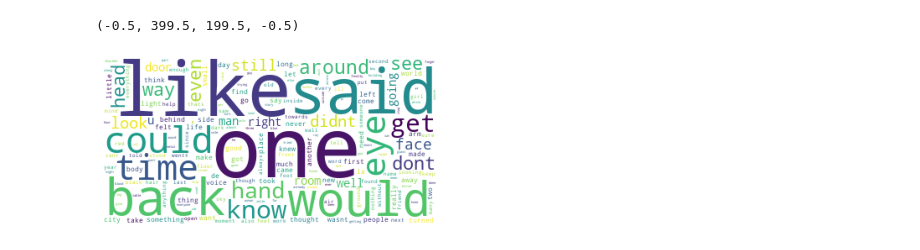
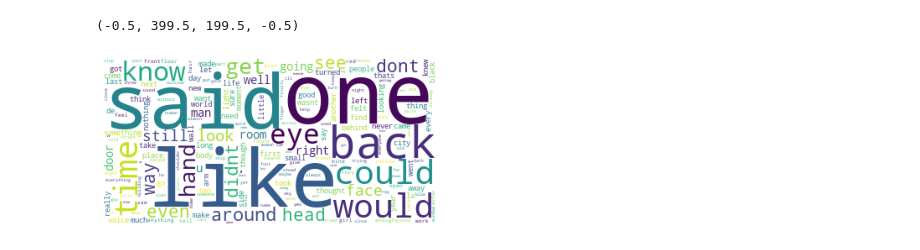
Before and after one commit to theovanrooij/projet_Cyperbunk, a Jupyter notebook: Processing/createVocabulary.ipynb, the cells around one changed output. Drawn from its saved outputs; the diff is of its cells as text; code cells hidden in the pictures.

Commit message:
Processing in a notebook, File in the Drive
Encoding of file + Start of supervised learning

```diff
--- a/Processing/createVocabulary.ipynb
+++ b/Processing/createVocabulary.ipynb
@@ -70,0 +58,2 @@ counter_space.most_common(1000)
+# %%
+df = pd.read_json("../Processing/processed_files/wattpad/cyberpunk-merge.json",orient="records")
@@ -71,16 +68,18 @@ counter_space.most_common(1000)
+# %%
+counter_cyberpunk = Counter(" ".join(df["preprocess_story_text"]).split(" "))
 # %%
 wc = wordcloud.WordCloud(
     background_color = 'white',
     max_words=200,
     max_font_size=100
 )
 
-wc.generate_from_frequencies(counter)
+wc.generate_from_frequencies(counter_cyberpunk)
 plt.imshow(wc)
 plt.axis('off')
 # %% [output]
 (-0.5, 399.5, 199.5, -0.5)
-[figure, old version]
+[figure, new version]
 # %%
 wc = wordcloud.WordCloud(
     background_color = 'white',
```
Also changed, not shown: parts of 22 cells of this notebook, 27 other files.
